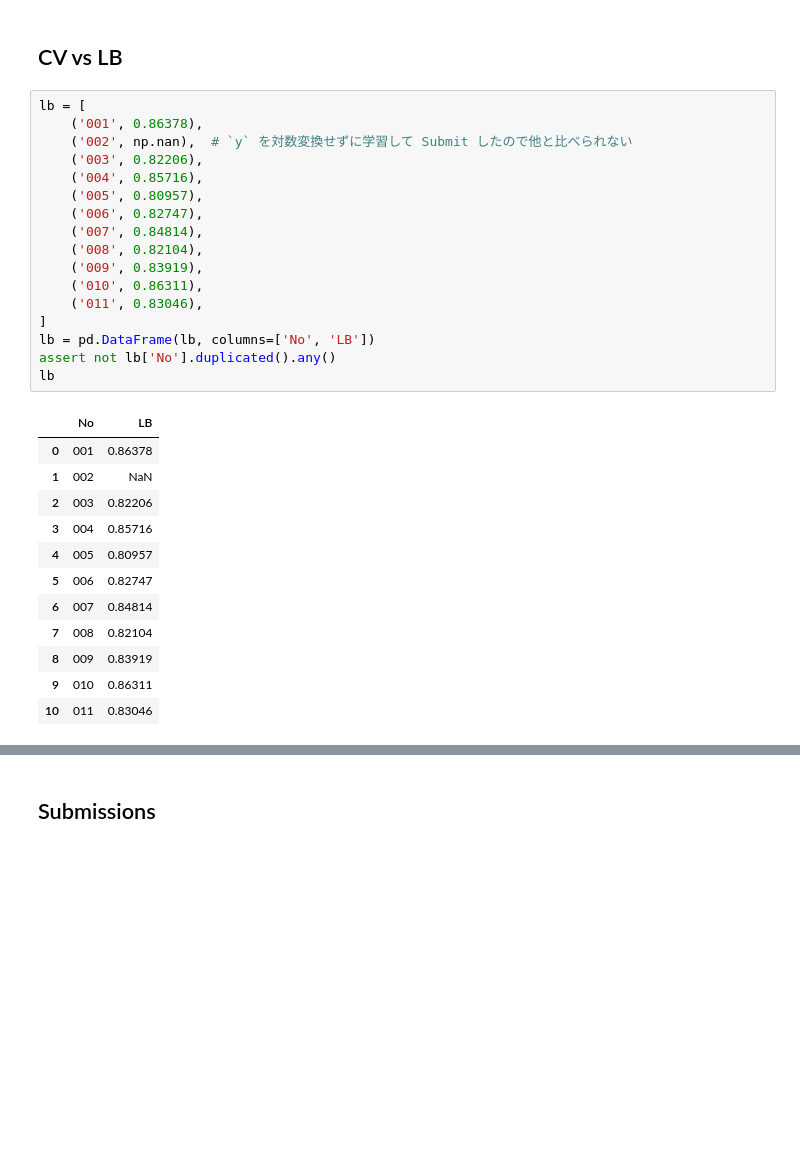
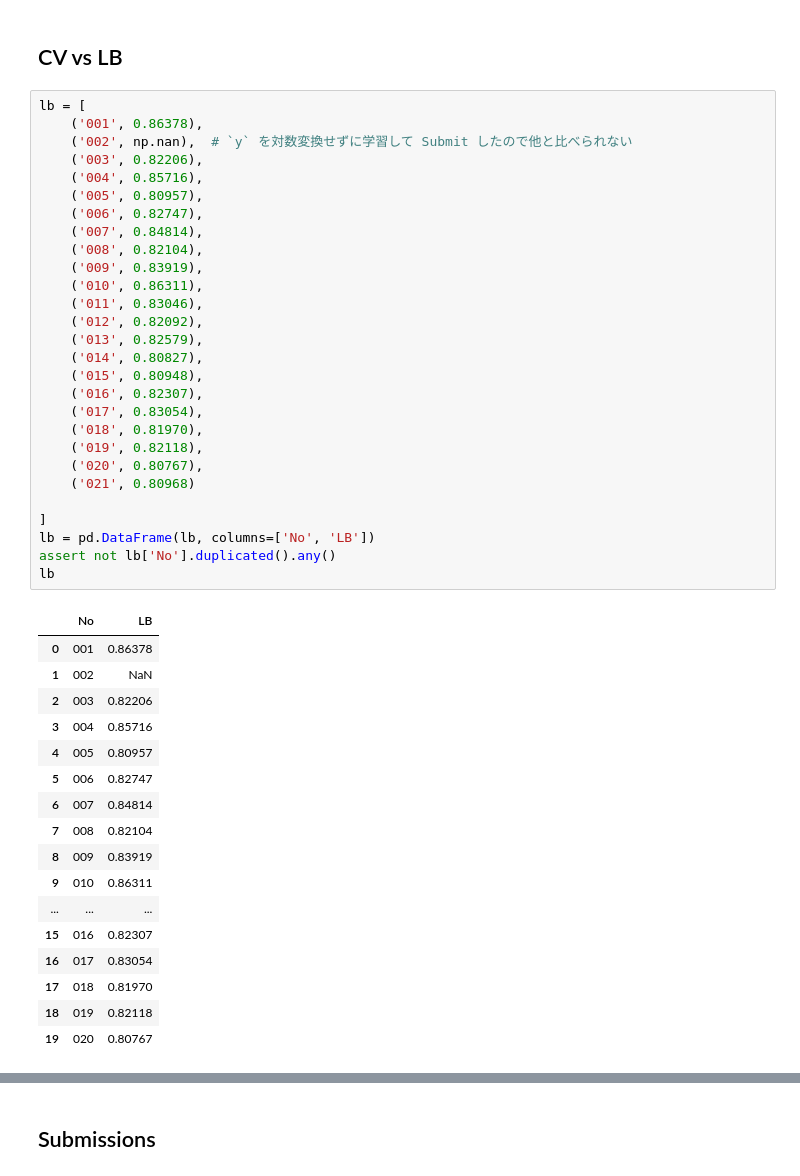
Before and after one commit to Quvotha/probspace-minpaku-pricing, a Jupyter notebook: Note.ipynb, the cells around one changed output, grey strips where cells are left out. Saved outputs shown, nothing was run; the diff lists cells and outputs as text; blank space fills up the shorter version.

```diff
--- a/Note.ipynb
+++ b/Note.ipynb
@@ -66,30 +165,46 @@ StratifiedKFold(`neighbourhood`)以外の方法も試して信頼できる CV
 # %%
 lb = [
     ('001', 0.86378),
     ('002', np.nan),  # `y` を対数変換せずに学習して Submit したので他と比べられない
     ('003', 0.82206),
     ('004', 0.85716),
     ('005', 0.80957),
     ('006', 0.82747),
     ('007', 0.84814),
     ('008', 0.82104),
     ('009', 0.83919),
     ('010', 0.86311),
     ('011', 0.83046),
+    ('012', 0.82092),
+    ('013', 0.82579),
+    ('014', 0.80827),
+    ('015', 0.80948),
+    ('016', 0.82307),
+    ('017', 0.83054),
+    ('018', 0.81970),
+    ('019', 0.82118),
+    ('020', 0.80767),
+    ('021', 0.80968)
+
 ]
 lb = pd.DataFrame(lb, columns=['No', 'LB'])
 assert not lb['No'].duplicated().any()
 lb
 # %% [output]
 |  | No | LB |
 | 0 | 001 | 0.86378 |
 | 1 | 002 | NaN |
 | 2 | 003 | 0.82206 |
 | 3 | 004 | 0.85716 |
 | 4 | 005 | 0.80957 |
 | 5 | 006 | 0.82747 |
 | 6 | 007 | 0.84814 |
 | 7 | 008 | 0.82104 |
 | 8 | 009 | 0.83919 |
 | 9 | 010 | 0.86311 |
-| 10 | 011 | 0.83046 |
+| ... | ... | ... |
+| 15 | 016 | 0.82307 |
+| 16 | 017 | 0.83054 |
+| 17 | 018 | 0.81970 |
+| 18 | 019 | 0.82118 |
+| 19 | 020 | 0.80767 |
```
Also changed, not shown: parts of 16 cells of this notebook.
